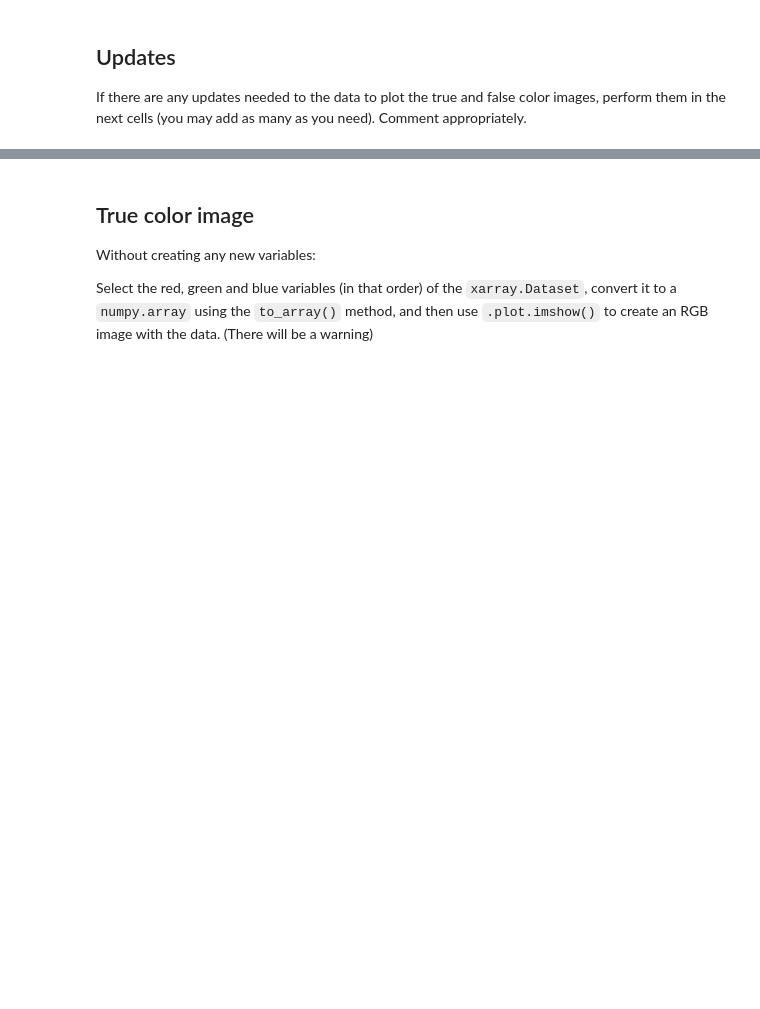
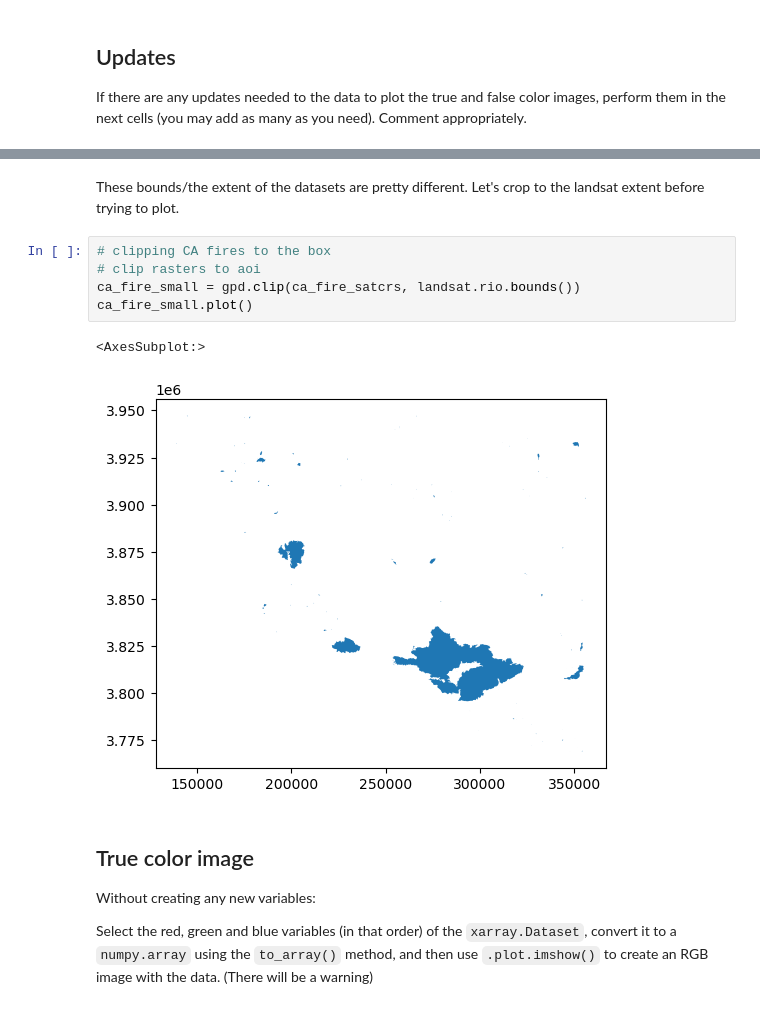
Before and after one commit to a-ramji/eds220-hwk-4, a Jupyter notebook: hwk4-task2-false-color.ipynb, the cells around one changed output, grey strips where cells are left out. Saved outputs shown, nothing was run; the diff lists cells and outputs as text; blank space fills up the shorter version.

```diff
--- a/hwk4-task2-false-color.ipynb
+++ b/hwk4-task2-false-color.ipynb
@@ -159,3 +356,13 @@ print(f"After squeeze:\ndimensions {landsat.dims}\ncoords: {landsat.coords}")
+# %% [markdown]
+These bounds/the extent of the datasets are pretty different. Let's crop to the landsat extent before trying to plot.
+# %%
+# clipping CA fires to the box
+# clip rasters to aoi
+ca_fire_small = gpd.clip(ca_fire_satcrs, landsat.rio.bounds())
+ca_fire_small.plot()
+# %% [output]
+<AxesSubplot:>
+[figure, added]
 # %% [markdown]
 ## True color image
 
```
Also changed, not shown: parts of 28 cells of this notebook, 1 other file.
